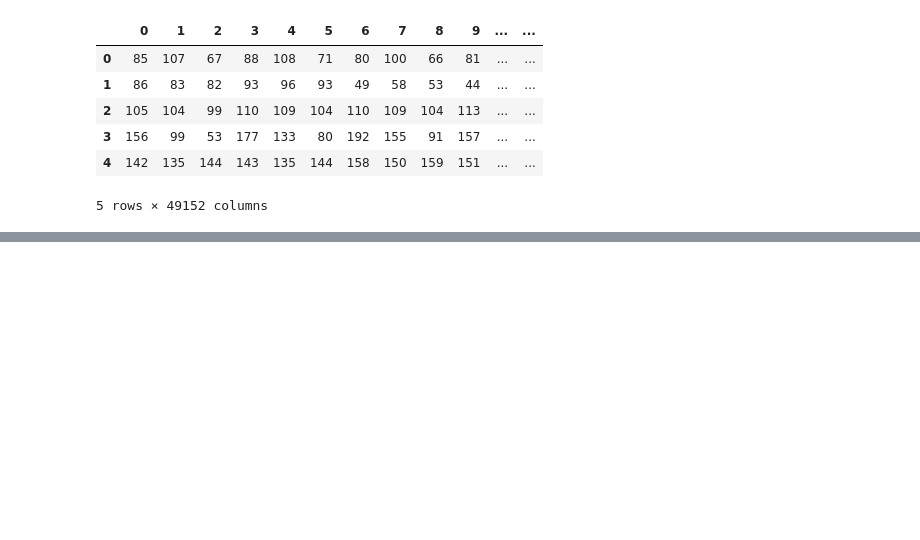
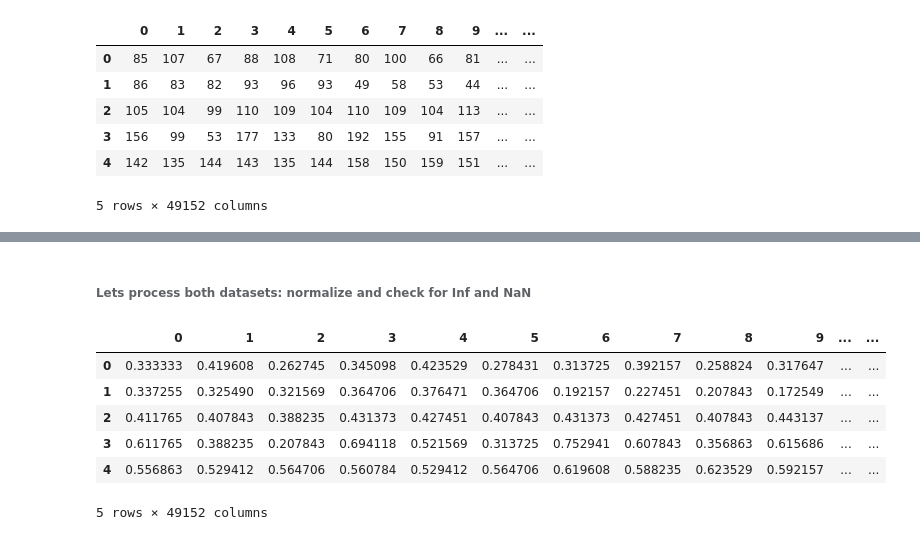
Before and after one commit to vBarFace/Dog-Breed-Identification-Kaggle, a Jupyter notebook: Dog_Breed_Identification.ipynb, the cells around one changed output, grey strips where cells are left out. Saved outputs shown, nothing was run; the diff lists cells and outputs as text; code cells hidden in the pictures; blank space fills up the shorter version.

```diff
--- a/Dog_Breed_Identification.ipynb
+++ b/Dog_Breed_Identification.ipynb
@@ -322,0 +346,14 @@ Name: breed, dtype: object
+# %% [markdown]
+###### Lets process both datasets: normalize and check for Inf and NaN
+# %%
+# Lets normalize the values of train data
+train_df = train_df / 255
+train_df.head()
+# %% [output]
+|  | 0 | 1 | 2 | 3 | 4 | 5 | 6 | 7 | 8 | 9 | ... | ... |
+| 0 | 0.333333 | 0.419608 | 0.262745 | 0.345098 | 0.423529 | 0.278431 | 0.313725 | 0.392157 | 0.258824 | 0.317647 | ... | ... |
+| 1 | 0.337255 | 0.325490 | 0.321569 | 0.364706 | 0.376471 | 0.364706 | 0.192157 | 0.227451 | 0.207843 | 0.172549 | ... | ... |
+| 2 | 0.411765 | 0.407843 | 0.388235 | 0.431373 | 0.427451 | 0.407843 | 0.431373 | 0.427451 | 0.407843 | 0.443137 | ... | ... |
+| 3 | 0.611765 | 0.388235 | 0.207843 | 0.694118 | 0.521569 | 0.313725 | 0.752941 | 0.607843 | 0.356863 | 0.615686 | ... | ... |
+| 4 | 0.556863 | 0.529412 | 0.564706 | 0.560784 | 0.529412 | 0.564706 | 0.619608 | 0.588235 | 0.623529 | 0.592157 | ... | ... |
+5 rows × 49152 columns
```
Also changed, not shown: parts of 14 cells of this notebook.
